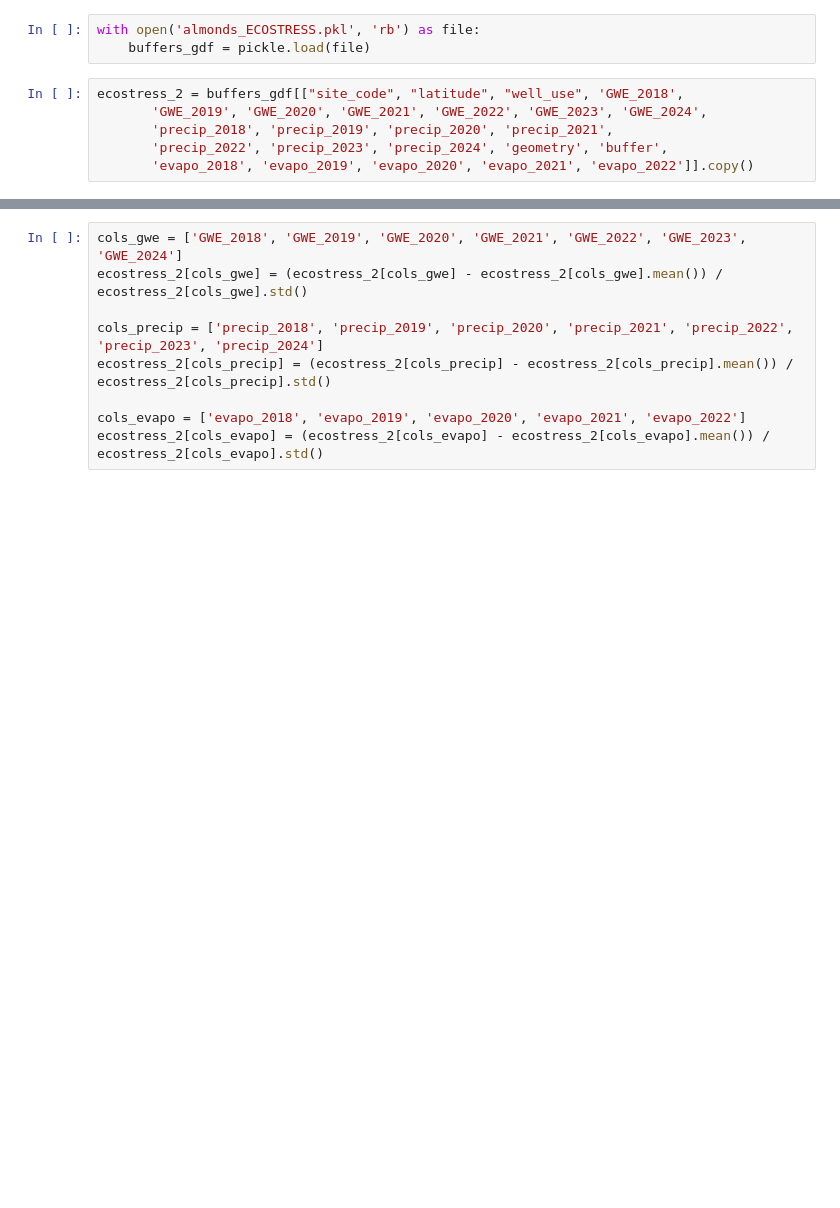
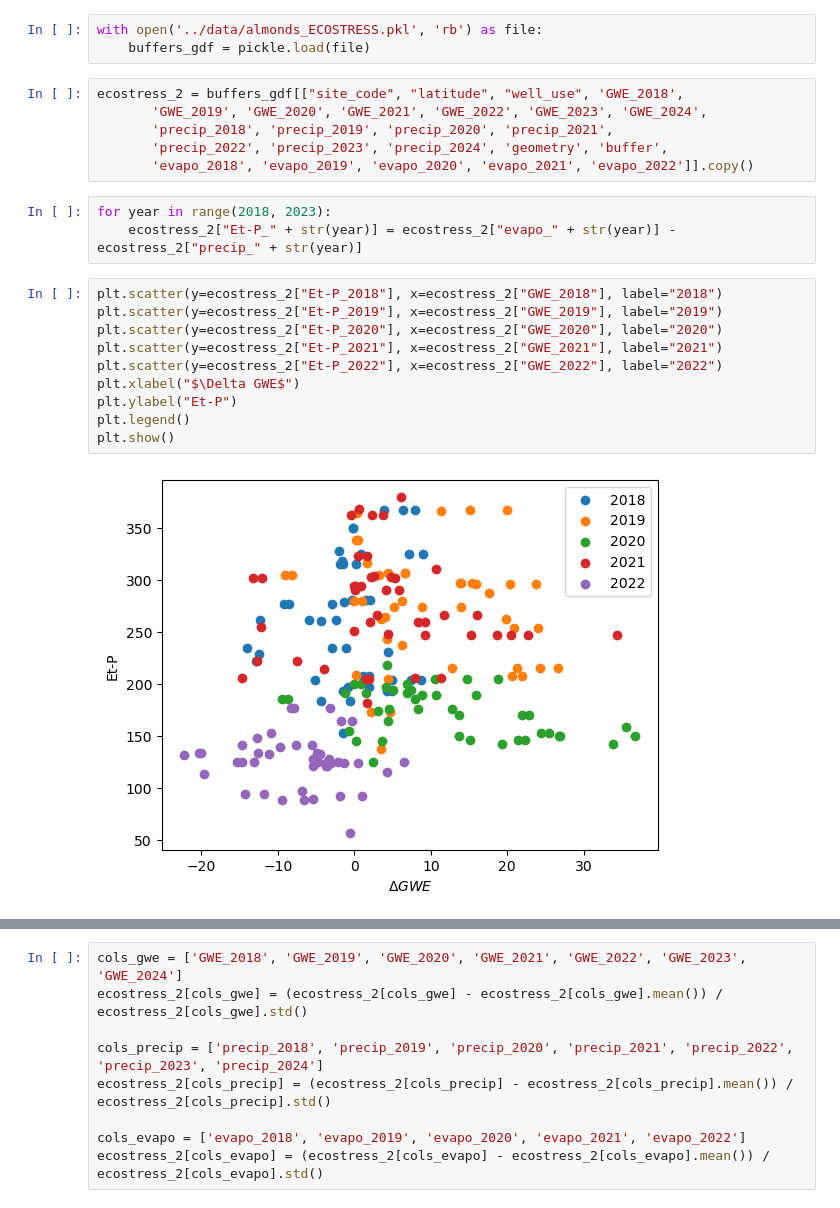
Before and after one commit to nicr0ss/DS-Honours, a Jupyter notebook: notebooks/ECOSTRESS.ipynb, the cells around one changed output, grey strips where cells are left out. Cells and saved outputs as stored; diff of their text form; blank space fills up the shorter version.

```diff
--- a/notebooks/ECOSTRESS.ipynb
+++ b/notebooks/ECOSTRESS.ipynb
@@ -524,5 +523,5 @@ for year, points_gdf in tqdm(ecostress_gdf.items()):
 # %%
-with open('almonds_ECOSTRESS.pkl', 'rb') as file:
+with open('../data/almonds_ECOSTRESS.pkl', 'rb') as file:
     buffers_gdf = pickle.load(file)
 # %%
 ecostress_2 = buffers_gdf[["site_code", "latitude", "well_use", 'GWE_2018',
@@ -530,3 +529,18 @@ ecostress_2 = buffers_gdf[["site_code", "latitude", "well_use", 'GWE_2018',
        'precip_2018', 'precip_2019', 'precip_2020', 'precip_2021',
        'precip_2022', 'precip_2023', 'precip_2024', 'geometry', 'buffer',
        'evapo_2018', 'evapo_2019', 'evapo_2020', 'evapo_2021', 'evapo_2022']].copy()
+# %%
+for year in range(2018, 2023):
+    ecostress_2["Et-P_" + str(year)] = ecostress_2["evapo_" + str(year)] - ecostress_2["precip_" + str(year)]
+# %%
+plt.scatter(y=ecostress_2["Et-P_2018"], x=ecostress_2["GWE_2018"], label="2018")
+plt.scatter(y=ecostress_2["Et-P_2019"], x=ecostress_2["GWE_2019"], label="2019")
+plt.scatter(y=ecostress_2["Et-P_2020"], x=ecostress_2["GWE_2020"], label="2020")
+plt.scatter(y=ecostress_2["Et-P_2021"], x=ecostress_2["GWE_2021"], label="2021")
+plt.scatter(y=ecostress_2["Et-P_2022"], x=ecostress_2["GWE_2022"], label="2022")
+plt.xlabel("$\Delta GWE$")
+plt.ylabel("Et-P")
+plt.legend()
+plt.show()
+# %% [output]
+[figure, added]
```
Also changed, not shown: parts of 10 cells of this notebook, 4 other files.
